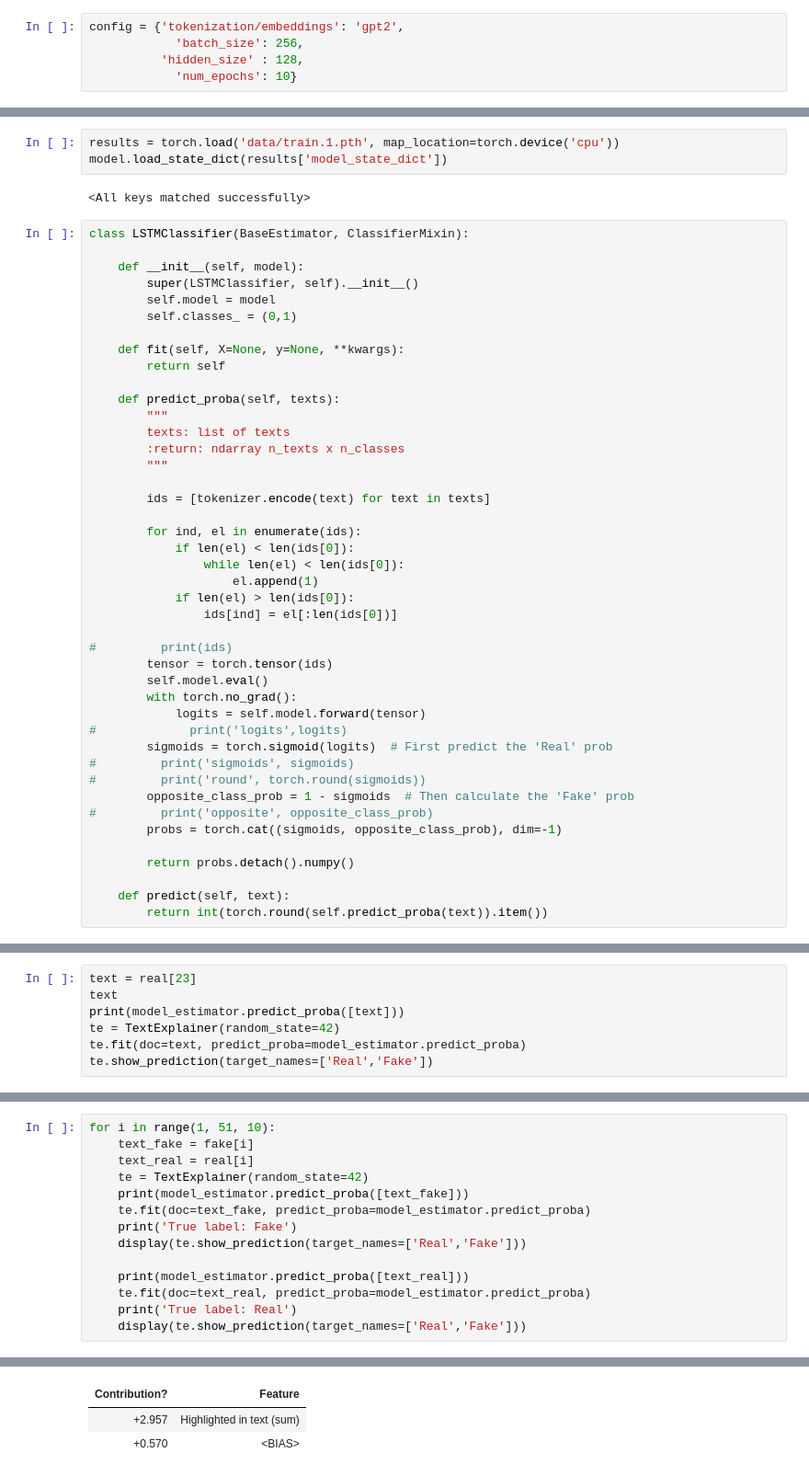
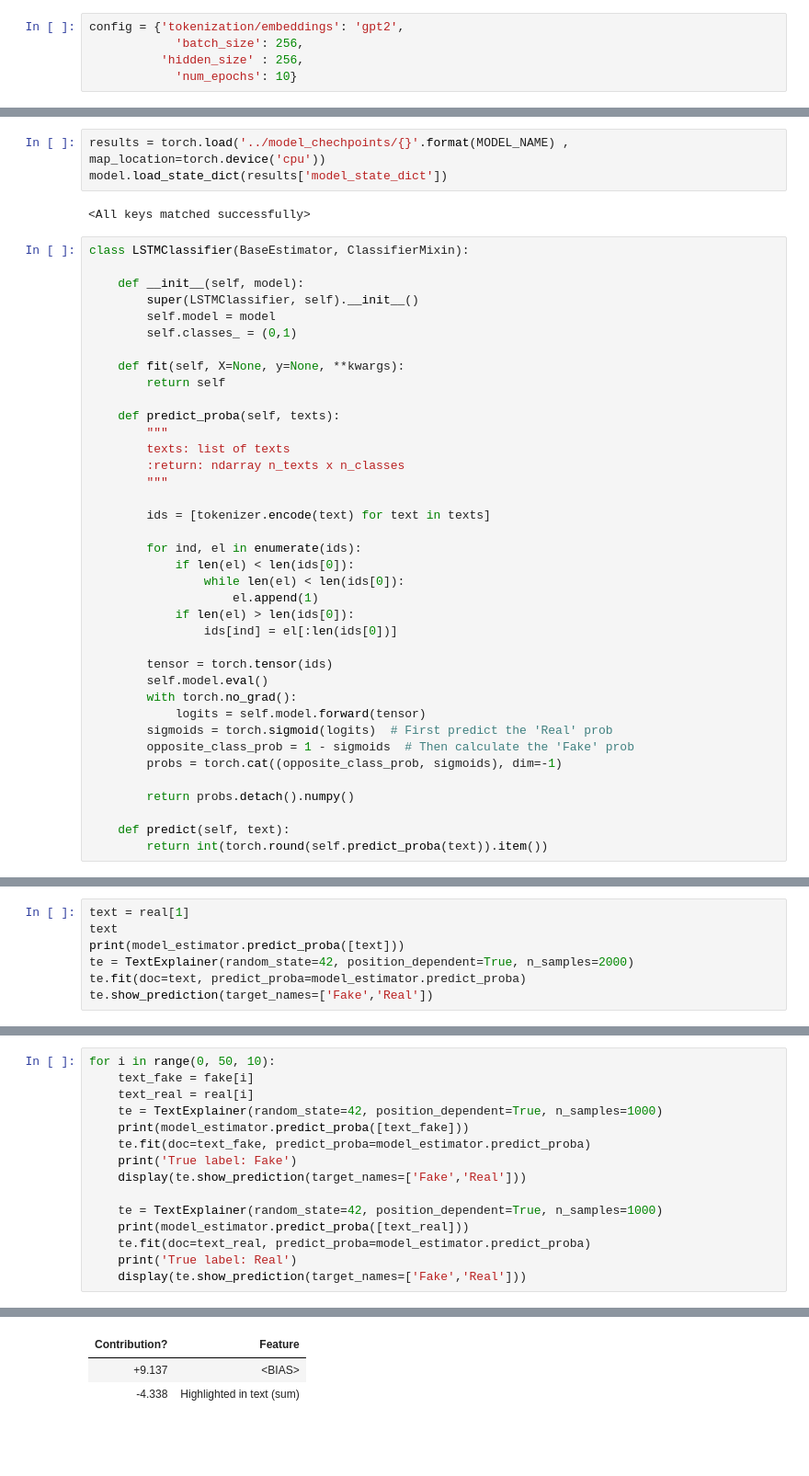
Before and after one commit to ovbystrova/hse_diploma_bc, a Jupyter notebook: notebooks/Eli5.ipynb, the cells around one changed output, grey strips where cells are left out. Shown at 92% size. Saved outputs shown, nothing was run; the diff lists cells and outputs as text; blank space fills up the shorter version.

```diff
--- a/notebooks/Eli5.ipynb
+++ b/notebooks/Eli5.ipynb
@@ -69,7 +70,7 @@ class MyModel(nn.Module):
 # %%
 config = {'tokenization/embeddings': 'gpt2',
             'batch_size': 256,
-          'hidden_size' : 128,
+          'hidden_size' : 256,
             'num_epochs': 10}
 # %%
 model = MyModel(VOCAB_SIZE,
@@ -80,7 +81,7 @@ model = MyModel(VOCAB_SIZE,
                )
 # model.to(device)
 # %%
-results = torch.load('data/train.1.pth', map_location=torch.device('cpu'))
+results = torch.load('../model_chechpoints/{}'.format(MODEL_NAME) , map_location=torch.device('cpu'))
 model.load_state_dict(results['model_state_dict'])
 # %% [output]
 <All keys matched successfully>
@@ -110,18 +111,13 @@ class LSTMClassifier(BaseEstimator, ClassifierMixin):
             if len(el) > len(ids[0]):
                 ids[ind] = el[:len(ids[0])]
 
-#         print(ids)
         tensor = torch.tensor(ids)
         self.model.eval()
         with torch.no_grad():
             logits = self.model.forward(tensor)
-#             print('logits',logits)
         sigmoids = torch.sigmoid(logits)  # First predict the 'Real' prob
-#         print('sigmoids', sigmoids)
-#         print('round', torch.round(sigmoids))
         opposite_class_prob = 1 - sigmoids  # Then calculate the 'Fake' prob
-#         print('opposite', opposite_class_prob)
-        probs = torch.cat((sigmoids, opposite_class_prob), dim=-1)
+        probs = torch.cat((opposite_class_prob, sigmoids), dim=-1)
 
         return probs.detach().numpy()
 
@@ -157,8 +153,8 @@ it wasn’t pretty and it wasn’t impressive, but mitt romney came out a winner
 # %%
-text = real[23]
+text = real[1]
 text
 print(model_estimator.predict_proba([text]))
-te = TextExplainer(random_state=42)
+te = TextExplainer(random_state=42, position_dependent=True, n_samples=2000)
 te.fit(doc=text, predict_proba=model_estimator.predict_proba)
-te.show_prediction(target_names=['Real','Fake'])
+te.show_prediction(target_names=['Fake','Real'])
 # %% [output]
@@ -171,15 +167,16 @@ it wasn’t pretty and it wasn’t impressive, but mitt romney came out a winner
 # %%
-for i in range(1, 51, 10):
+for i in range(0, 50, 10):
     text_fake = fake[i]
     text_real = real[i]
-    te = TextExplainer(random_state=42)
+    te = TextExplainer(random_state=42, position_dependent=True, n_samples=1000)
     print(model_estimator.predict_proba([text_fake]))
     te.fit(doc=text_fake, predict_proba=model_estimator.predict_proba)
     print('True label: Fake')
-    display(te.show_prediction(target_names=['Real','Fake']))
+    display(te.show_prediction(target_names=['Fake','Real']))
 
+    te = TextExplainer(random_state=42, position_dependent=True, n_samples=1000)
     print(model_estimator.predict_proba([text_real]))
     te.fit(doc=text_real, predict_proba=model_estimator.predict_proba)
     print('True label: Real')
-    display(te.show_prediction(target_names=['Real','Fake']))
+    display(te.show_prediction(target_names=['Fake','Real']))
 # %% [output]
@@ -196,3 +193,3 @@ y=Fake (probability 0.971, score 3.527) top features
 | Contribution? | Feature |
-| +2.957 | Highlighted in text (sum) |
-| +0.570 | <BIAS> |
+| +9.137 | <BIAS> |
+| -4.338 | Highlighted in text (sum) |
```
Also changed, not shown: parts of 12 cells of this notebook, 1 other file.
